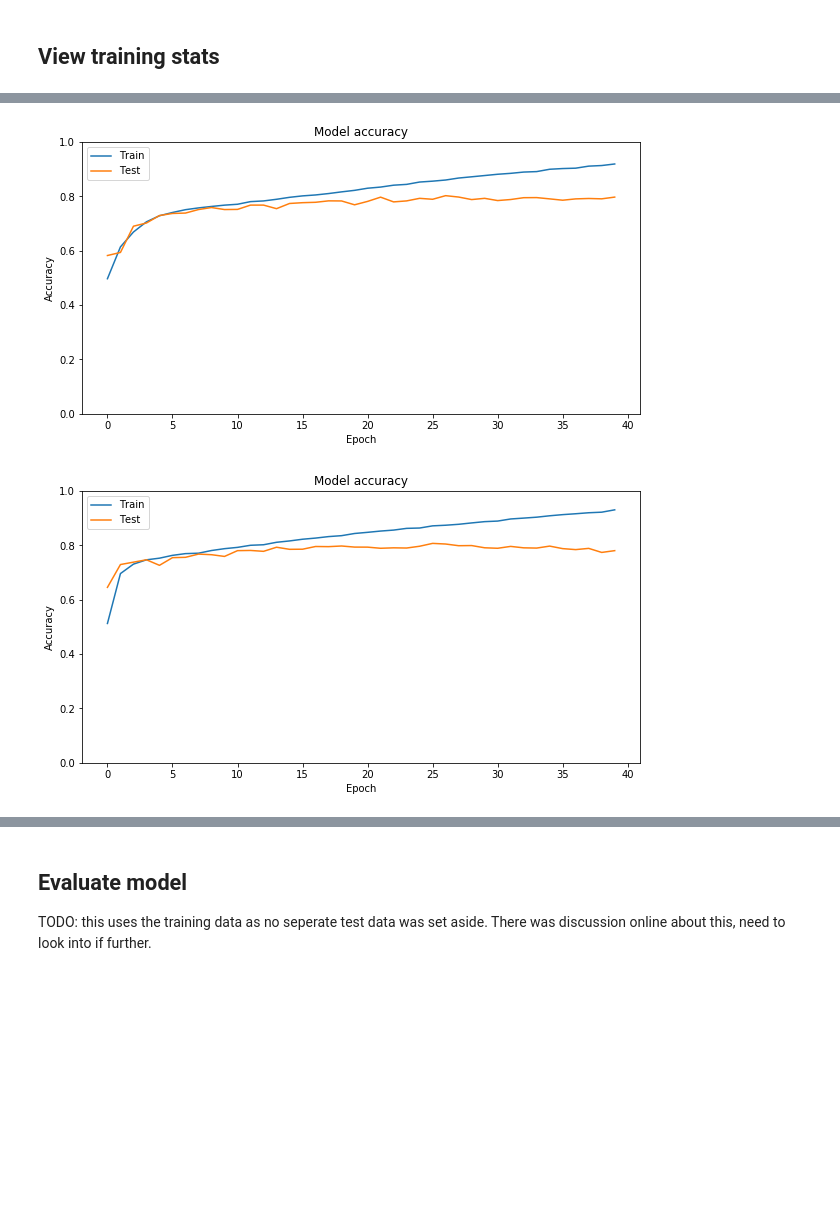
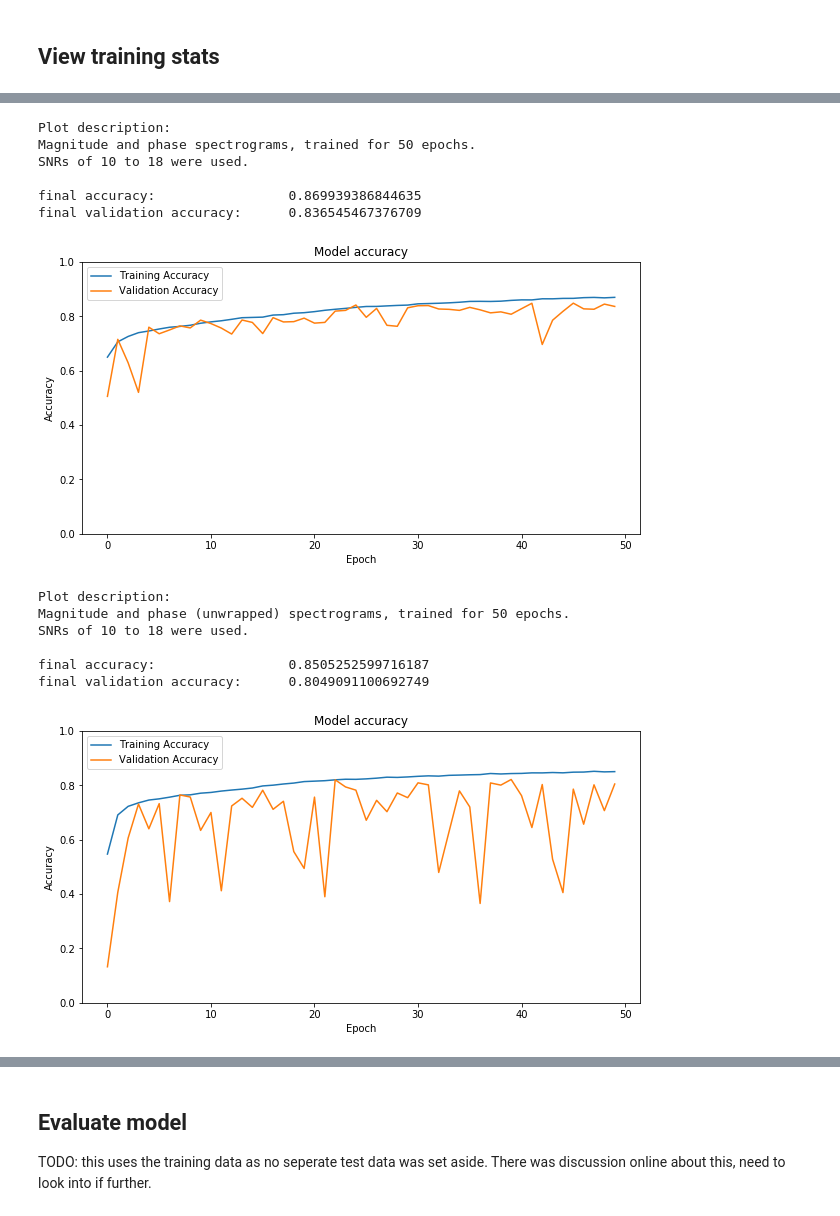
Before and after one commit to dfunni/complex-specgramCNN, a Jupyter notebook: notebooks/SpectrumCNN.ipynb, the cells around one changed output, grey strips where cells are left out. Drawn from its saved outputs; the diff is of its cells as text; code cells hidden in the pictures; blank space fills up the shorter version.

```diff
--- a/notebooks/SpectrumCNN.ipynb
+++ b/notebooks/SpectrumCNN.ipynb
@@ -148,22 +165,30 @@ plt.show()
-# %%
-plt.plot(history_MPh.history['accuracy'])
-plt.plot(history_MPh.history['val_accuracy'])
-plt.title('Model accuracy')
-plt.ylabel('Accuracy')
-plt.xlabel('Epoch')
-plt.ylim(0,1)
-plt.legend(['Train', 'Test'], loc='upper left')
-plt.show()
-# %% [output]
-[figure, removed]
-# %%
-plt.plot(history_mag.history['accuracy'])
-plt.plot(history_mag.history['val_accuracy'])
-plt.title('Model accuracy')
-plt.ylabel('Accuracy')
-plt.xlabel('Epoch')
-plt.ylim(0,1)
-plt.legend(['Train', 'Test'], loc='upper left')
-plt.show()
-# %% [output]
-[figure, removed]
+# %%
+desc = f"""
+Magnitude and phase spectrograms, trained for {len(history_MP.history['accuracy'])} epochs.
+SNRs of 10 to 18 were used.
+"""
+
+viz.plot_history(history_MP, desc)
+# %% [output]
+Plot description:
+Magnitude and phase spectrograms, trained for 50 epochs.
+SNRs of 10 to 18 were used.
+
+final accuracy:                 0.869939386844635
+final validation accuracy:      0.836545467376709
+[figure, added]
+# %%
+desc = f"""
+Magnitude and phase (unwrapped) spectrograms, trained for {len(history_MP.history['accuracy'])} epochs.
+SNRs of 10 to 18 were used.
+"""
+
+viz.plot_history(history_MPun, desc)
+# %% [output]
+Plot description:
+Magnitude and phase (unwrapped) spectrograms, trained for 50 epochs.
+SNRs of 10 to 18 were used.
+
+final accuracy:                 0.8505252599716187
+final validation accuracy:      0.8049091100692749
+[figure, added]
```
Also changed, not shown: parts of 20 cells of this notebook, 1 other file.
